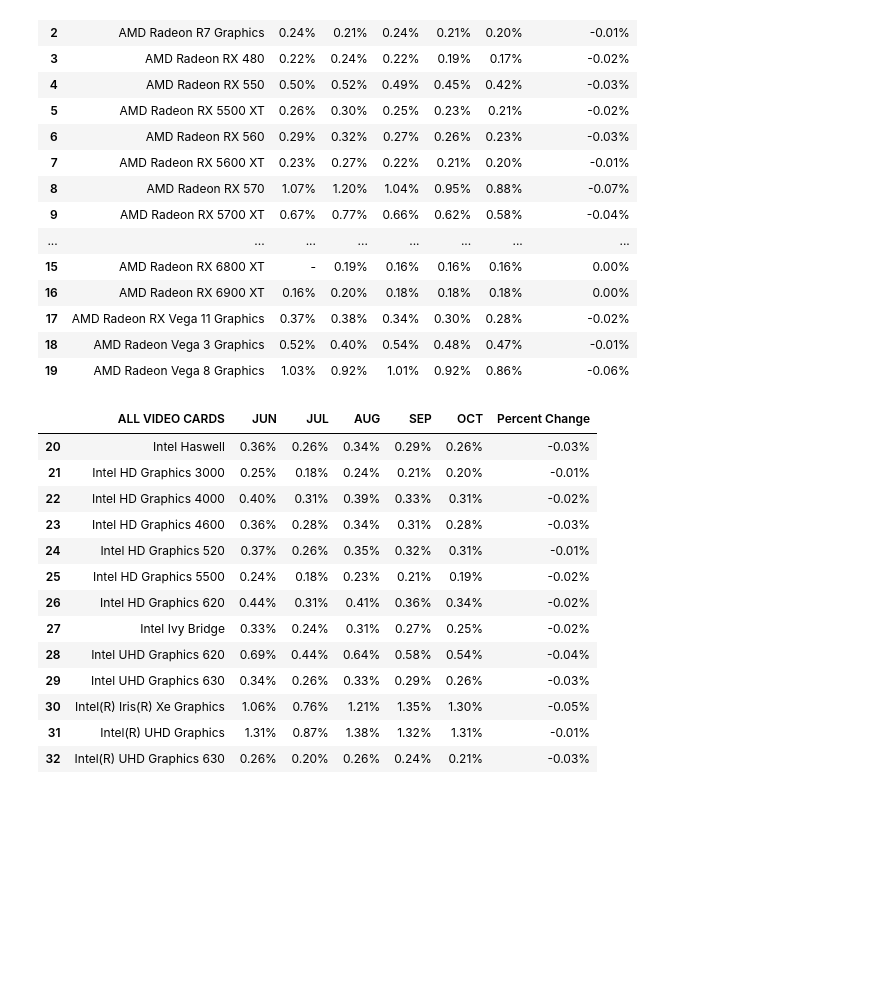
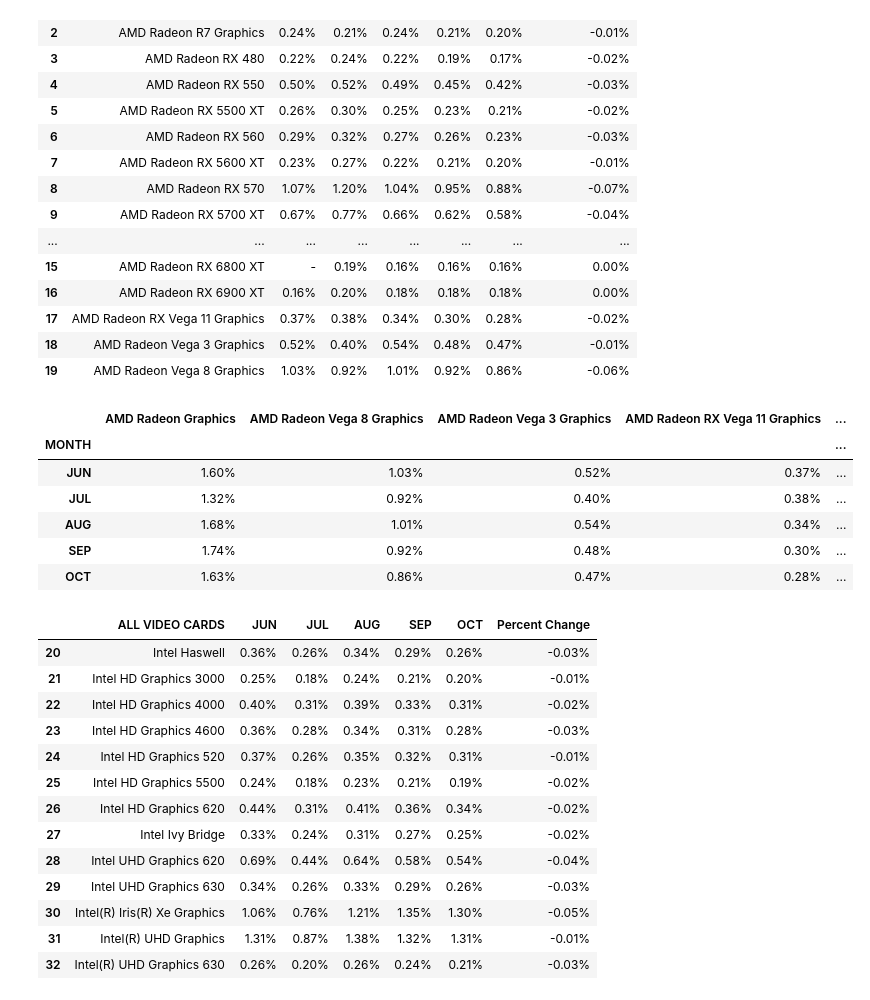
Before and after one commit to zchaikin/ics484, a Jupyter notebook: Scratch paper.ipynb, the cells around one changed output. Drawn from its saved outputs; the diff is of its cells as text; code cells hidden in the pictures; blank space fills up the shorter version.

```diff
--- a/Scratch paper.ipynb
+++ b/Scratch paper.ipynb
@@ -57,6 +57,20 @@ amd
 | 17 | AMD Radeon RX Vega 11 Graphics | 0.37% | 0.38% | 0.34% | 0.30% | 0.28% | -0.02% |
 | 18 | AMD Radeon Vega 3 Graphics | 0.52% | 0.40% | 0.54% | 0.48% | 0.47% | -0.01% |
 | 19 | AMD Radeon Vega 8 Graphics | 1.03% | 0.92% | 1.01% | 0.92% | 0.86% | -0.06% |
+# %%
+AMD = df.filter(regex=('(AMD.*?)'))
+graphics = AMD.filter(regex=('[^.*?](Graphics.*?)'))
+Months = ['JUN', 'JUL', 'AUG', 'SEP', 'OCT']
+graphics.insert(0, 'MONTH', Months, True)
+graphics.set_index(['MONTH'])
+# %% [output]
+|  | AMD Radeon Graphics | AMD Radeon Vega 8 Graphics | AMD Radeon Vega 3 Graphics | AMD Radeon RX Vega 11 Graphics | ... |
+| MONTH |  |  |  |  | ... |
+| JUN | 1.60% | 1.03% | 0.52% | 0.37% | ... |
+| JUL | 1.32% | 0.92% | 0.40% | 0.38% | ... |
+| AUG | 1.68% | 1.01% | 0.54% | 0.34% | ... |
+| SEP | 1.74% | 0.92% | 0.48% | 0.30% | ... |
+| OCT | 1.63% | 0.86% | 0.47% | 0.28% | ... |
 # %%
 intel
 # %% [output]
```
Also changed, not shown: 1 other file.
